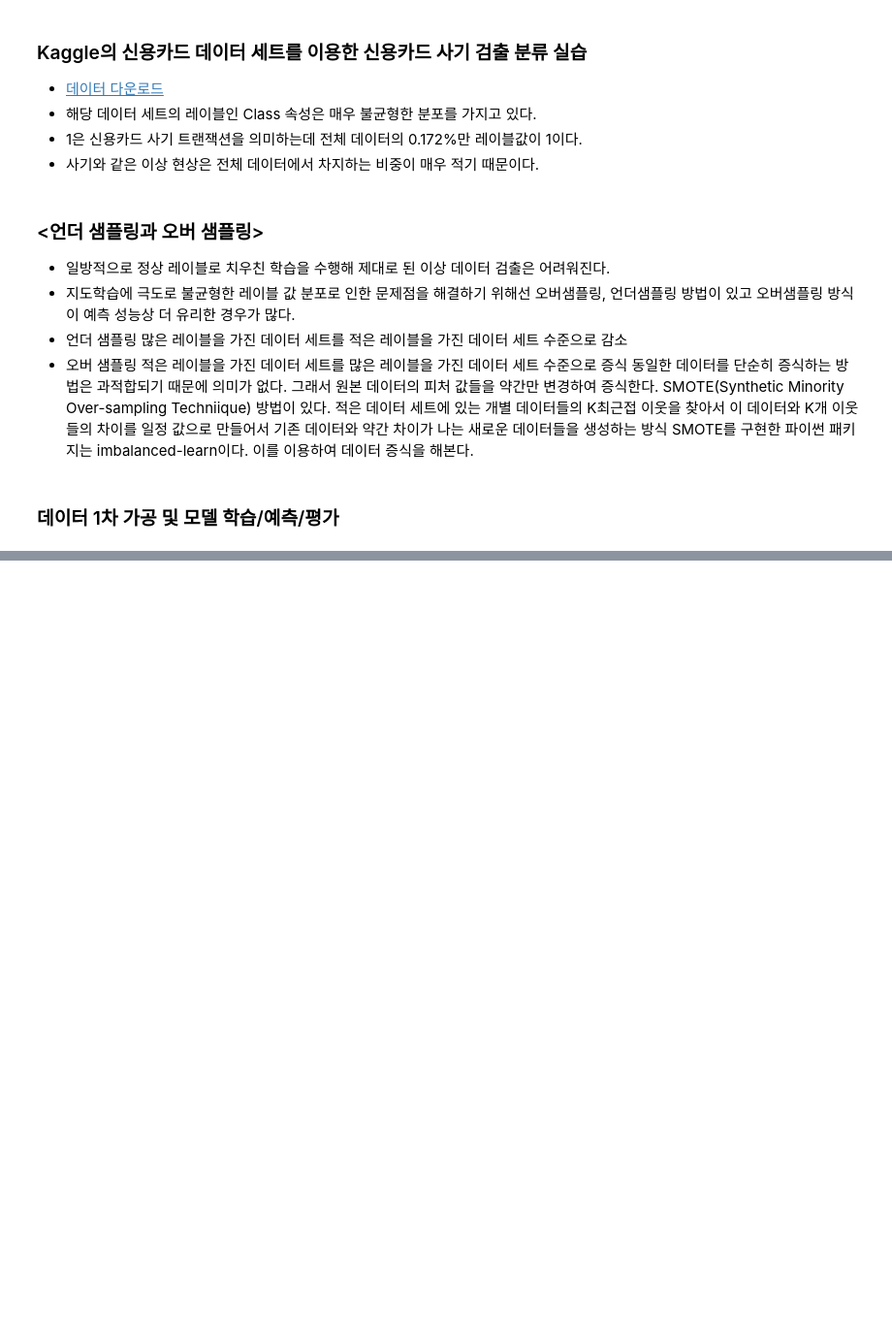
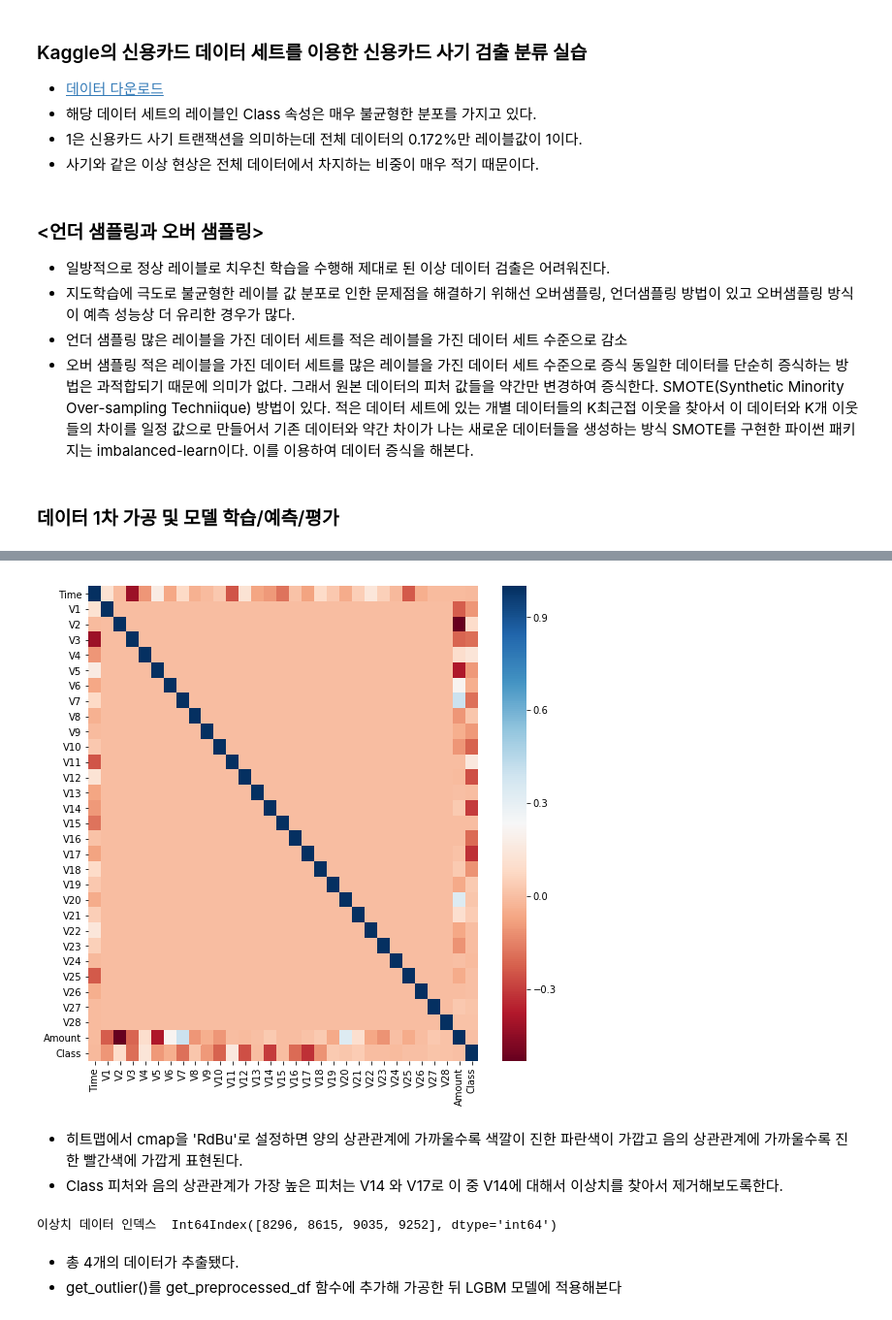
Before and after one commit to JeongMyeong/MachineLearning-Study, a Jupyter notebook: ch04/10)creditcardfraud.ipynb, the cells around one changed output, grey strips where cells are left out. Shown at 97% size. Drawn from its saved outputs; the diff is of its cells as text; code cells hidden in the pictures; blank space fills up the shorter version.

```diff
--- a/ch04/10)creditcardfraud.ipynb
+++ b/ch04/10)creditcardfraud.ipynb
@@ -25,0 +228,11 @@ import pandas as pd
+# %%
+import seaborn as sns
+plt.figure(figsize=(9,9))
+corr = card_df.corr()
+sns.heatmap(corr, cmap='RdBu')
+plt.show()
+# %% [output]
+[figure, added]
+# %% [markdown]
+- 히트맵에서 cmap을 'RdBu'로 설정하면 양의 상관관계에 가까울수록 색깔이 진한 파란색이 가깝고 음의 상관관계에 가까울수록 진한 빨간색에 가깝게 표현된다.
+- Class 피처와 음의 상관관계가 가장 높은 피처는 V14 와 V17로 이 중 V14에 대해서 이상치를 찾아서 제거해보도록한다.
@@ -25,0 +257,8 @@ import pandas as pd
+# %%
+outlier_index = get_outlier(df = card_df, column='V14', weight=1.5)
+print('이상치 데이터 인덱스 ', outlier_index)
+# %% [output]
+이상치 데이터 인덱스  Int64Index([8296, 8615, 9035, 9252], dtype='int64')
+# %% [markdown]
+- 총 4개의 데이터가 추출됐다.
+- get_outlier()를 get_preprocessed_df 함수에 추가해 가공한 뒤 LGBM 모델에 적용해본다
```
Also changed, not shown: parts of 41 cells of this notebook, 2 other files.
